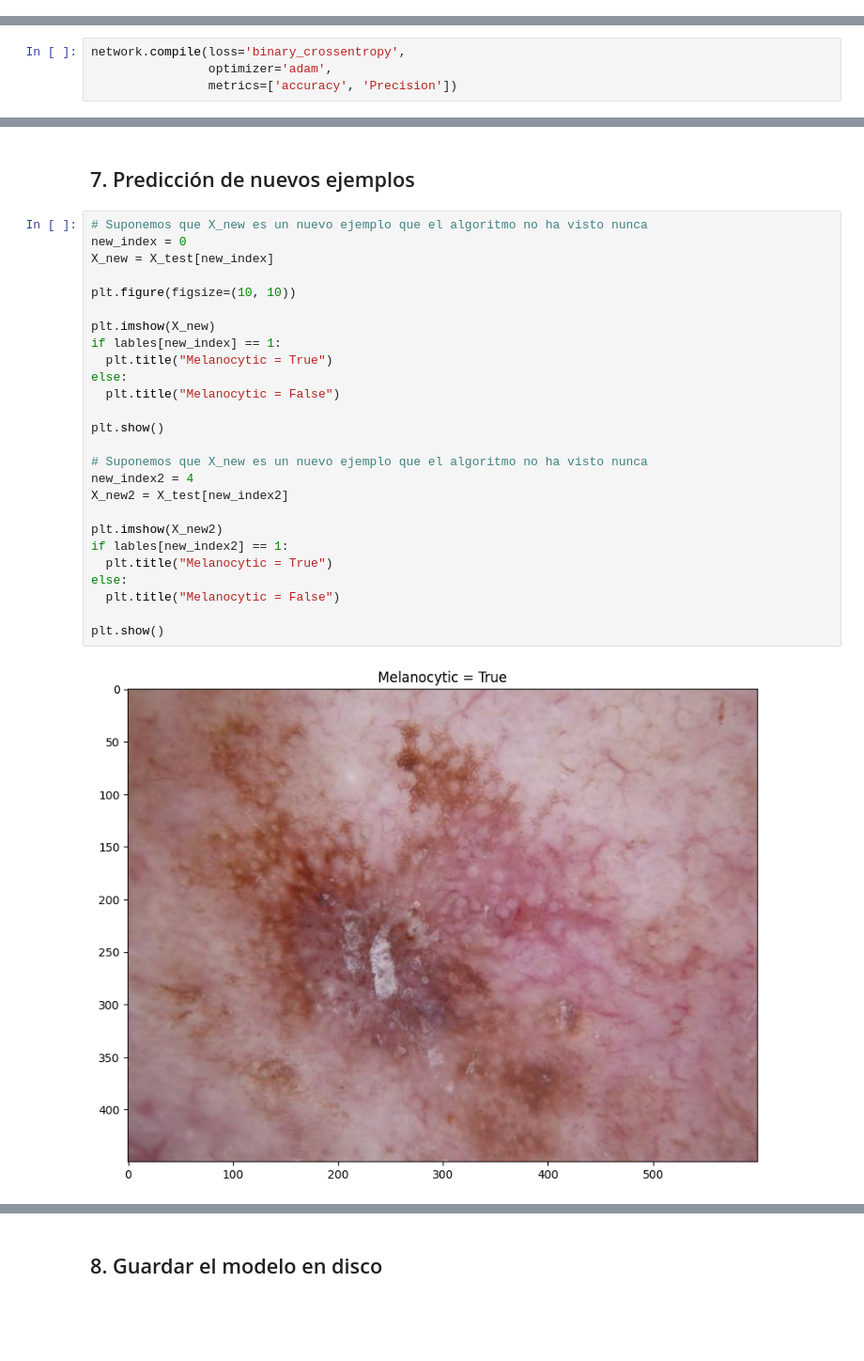
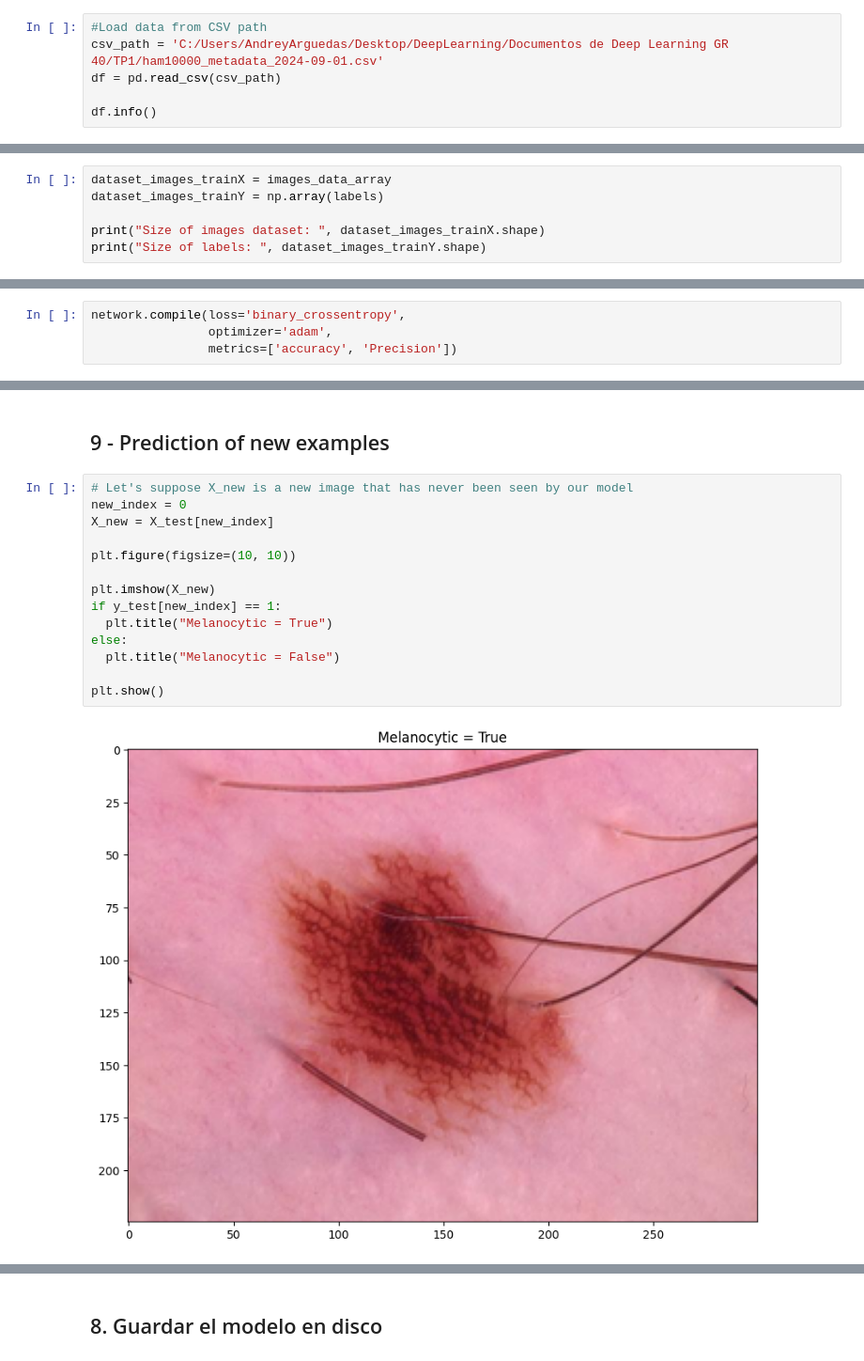
Before and after one commit to AndreyArguedas/DeepLearning, a Jupyter notebook: Documentos de Deep Learning GR 40/TP1/TP1-2.ipynb, the cells around one changed output, grey strips where cells are left out. Shown at 94% size. Drawn from its saved outputs; the diff is of its cells as text; blank space fills up the shorter version.

```diff
--- a/Documentos de Deep Learning GR 40/TP1/TP1-2.ipynb
+++ b/Documentos de Deep Learning GR 40/TP1/TP1-2.ipynb
@@ -285,0 +47,6 @@ Para que la Red Neuronal Artificial funcione adecuadamente va a requerir tres co
+# %%
+#Load data from CSV path
+csv_path = 'C:/Users/AndreyArguedas/Desktop/DeepLearning/Documentos de Deep Learning GR 40/TP1/ham10000_metadata_2024-09-01.csv'
+df = pd.read_csv(csv_path)
+
+df.info()
@@ -285,0 +121,6 @@ Para que la Red Neuronal Artificial funcione adecuadamente va a requerir tres co
+# %%
+dataset_images_trainX = images_data_array
+dataset_images_trainY = np.array(labels)
+
+print("Size of images dataset: ", dataset_images_trainX.shape)
+print("Size of labels: ", dataset_images_trainY.shape)
@@ -361,30 +310,18 @@ test_prec: 0.7788944840431213
-# %% [markdown]
-## 7. Predicción de nuevos ejemplos
+# %% [markdown]
+## 9 - Prediction of new examples
 # %%
-# Suponemos que X_new es un nuevo ejemplo que el algoritmo no ha visto nunca
+# Let's suppose X_new is a new image that has never been seen by our model
 new_index = 0
 X_new = X_test[new_index]
 
 plt.figure(figsize=(10, 10))
 
 plt.imshow(X_new)
-if lables[new_index] == 1:
+if y_test[new_index] == 1:
   plt.title("Melanocytic = True")
 else:
   plt.title("Melanocytic = False")
 
 plt.show()
-
-# Suponemos que X_new es un nuevo ejemplo que el algoritmo no ha visto nunca
-new_index2 = 4
-X_new2 = X_test[new_index2]
-
-plt.imshow(X_new2)
-if lables[new_index2] == 1:
-  plt.title("Melanocytic = True")
-else:
-  plt.title("Melanocytic = False")
-
-plt.show()
 # %% [output]
-[figure, old version]
+[figure, new version]
```
Also changed, not shown: parts of 61 cells of this notebook, 2 other files.
